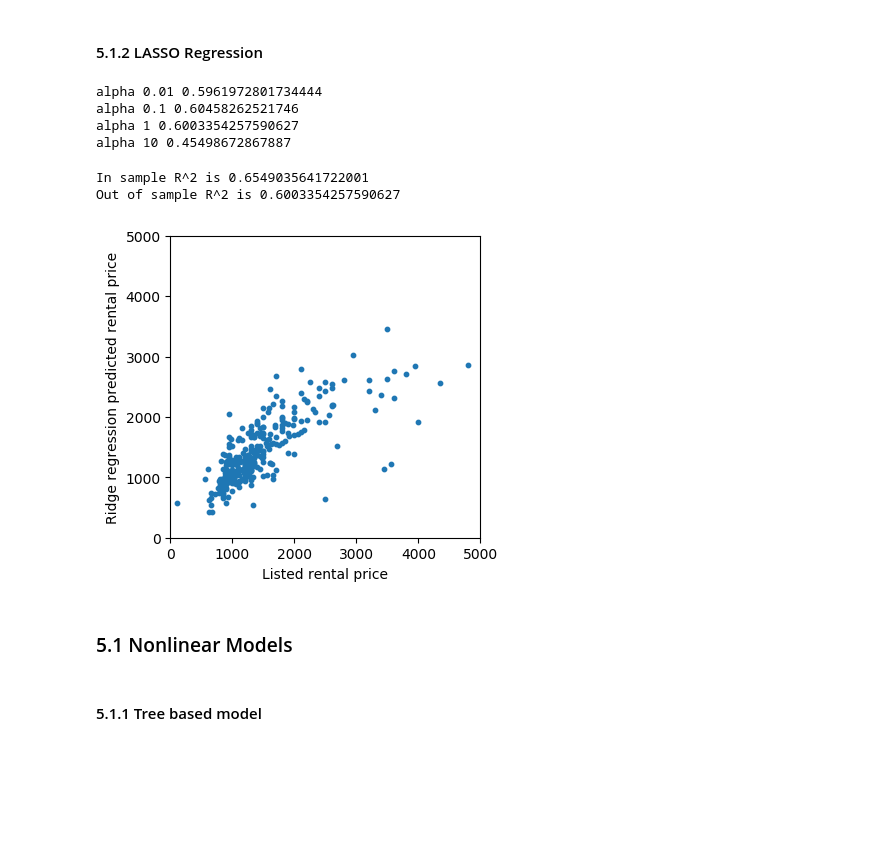
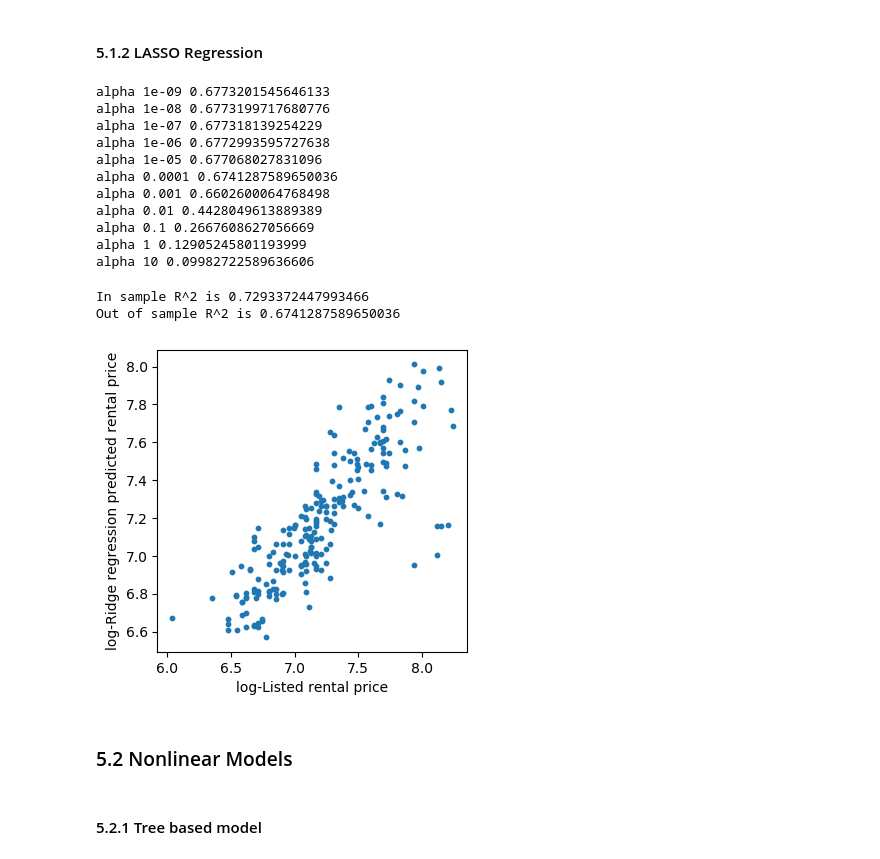
Before and after one commit to yundij/rental_investment_analysis, a Jupyter notebook: Zillow-Philly.ipynb, the cells around one changed output. Saved outputs shown, nothing was run; the diff lists cells and outputs as text; code cells hidden in the pictures; blank space fills up the shorter version.

```diff
--- a/Zillow-Philly.ipynb
+++ b/Zillow-Philly.ipynb
@@ -70,6 +109,6 @@ rent_select = rent_data[['bedroom', 'bathroom', 'area','postal_code','year_built
 # %%
-zip_dummy = pd.get_dummies(rent_select['postal_code'])
-home_type_dummy = pd.get_dummies(rent_select['home_type'])
+zip_dummy = pd.get_dummies(rent_select['postal_code'],drop_first=True)
+home_type_dummy = pd.get_dummies(rent_select['home_type'],drop_first=True)
 X_rent = pd.concat([rent_select, zip_dummy, home_type_dummy], axis=1)
 X_rent = X_rent.drop(columns = ['home_type','postal_code'])
 # %% [markdown]
@@ -106,0 +158,10 @@ y = y_rent
+# %%
+log_y_rent = np.log(y_rent)
+mask = np.logical_and(log_y_rent >= 6 , log_y_rent <=8.9)
+plt.figure(figsize=(4,4), dpi=100)
+plt.hist(log_y_rent[mask],20)
+#plt.xlim([0,6000])
+plt.title('log-rent distribution')
+plt.show()
+fig = plt.figure()
+stats.probplot(log_y_rent[mask], plot=plt)
@@ -107,7 +176,7 @@ y = y_rent
 # %% [markdown]
 - Split the data into train and test set for model building
 # %%
-X_train, X_test, y_train, y_test = train_test_split(X, y)
+X_train, X_test, y_train, y_test = train_test_split(X[mask,:], log_y_rent[mask],test_size=0.2, random_state=42)
 # %% [markdown]
 ## 5. Modelling
 # %% [markdown]
@@ -132,7 +210,7 @@ Out of sample R^2 is -247019467160.26135
 # %% [markdown]
 #### 5.1.2 Ridge Regression
 # %%
-for alpha in [0.000001, 0.00001, 0.0001, 0.001, 0.01, 0.1, 1]:
+for alpha in [1e-7, 1e-6, 1e-5, 0.0001, 0.001, 0.01, 0.1, 1]:
     ridge = Ridge(alpha = alpha)
     ridge.fit(X_train, y_train)
     y_train_pred_ridge = ridge.predict(X_train)
@@ -159,41 +253,48 @@ Out of sample R^2 is 0.6234851730086317
 # %% [markdown]
 #### 5.1.2  LASSO Regression
 # %%
-for alpha in [ 0.01, 0.1, 1,10]:
+for alpha in [1e-9,1e-8,1e-7, 1e-6,1e-5,1e-4, 1e-3, 0.01, 0.1, 1,10]:
     lasso = Lasso(alpha = alpha)
     lasso.fit(X_train, y_train)
     y_train_pred_lasso = lasso.predict(X_train)
     y_test_pred_lasso = lasso.predict(X_test)
     print('alpha', alpha, metrics.r2_score(y_test, y_test_pred_lasso))
 # %% [output]
-alpha 0.01 0.5961972801734444
-alpha 0.1 0.60458262521746
-alpha 1 0.6003354257590627
-alpha 10 0.45498672867887
+alpha 1e-09 0.6773201545646133
+alpha 1e-08 0.6773199717680776
+alpha 1e-07 0.677318139254229
+alpha 1e-06 0.6772993595727638
+alpha 1e-05 0.677068027831096
+alpha 0.0001 0.6741287589650036
+alpha 0.001 0.6602600064768498
+alpha 0.01 0.4428049613889389
+alpha 0.1 0.2667608627056669
+alpha 1 0.12905245801193999
+alpha 10 0.09982722589636606
 # %%
-lasso = Lasso(alpha=1)
+lasso = Lasso(alpha=1e-4)
 lasso.fit(X_train, y_train)
 y_train_pred_lasso = lasso.predict(X_train)
 y_test_pred_lasso = lasso.predict(X_test)
 print('In sample R^2 is {}'.format(metrics.r2_score(y_train, y_train_pred_lasso)))
 print('Out of sample R^2 is {}'.format(metrics.r2_score(y_test, y_test_pred_lasso)))
 # %% [output]
-In sample R^2 is 0.6549035641722001
-Out of sample R^2 is 0.6003354257590627
+In sample R^2 is 0.7293372447993466
+Out of sample R^2 is 0.6741287589650036
 # %%
 plt.figure(figsize=(4,4), dpi=100)
 plt.scatter(y_test,y_test_pred_ridge, s = 10)
-plt.xlim([0,5000])
-plt.ylim([0,5000])
-plt.xlabel('Listed rental price')
-plt.ylabel('Ridge regression predicted rental price')
+#plt.xlim([0,5000])
+#plt.ylim([0,5000])
+plt.xlabel('log-Listed rental price')
+plt.ylabel('log-Ridge regression predicted rental price')
 plt.show()
 # %% [output]
-[figure, old version]
+[figure, new version]
 # %% [markdown]
-### 5.1 Nonlinear Models
+### 5.2 Nonlinear Models
 # %% [markdown]
-#### 5.1.1 Tree based model
+#### 5.2.1 Tree based model
 # %%
 from sklearn.ensemble import RandomForestRegressor
 # %%
```
Also changed, not shown: parts of 72 cells of this notebook.
